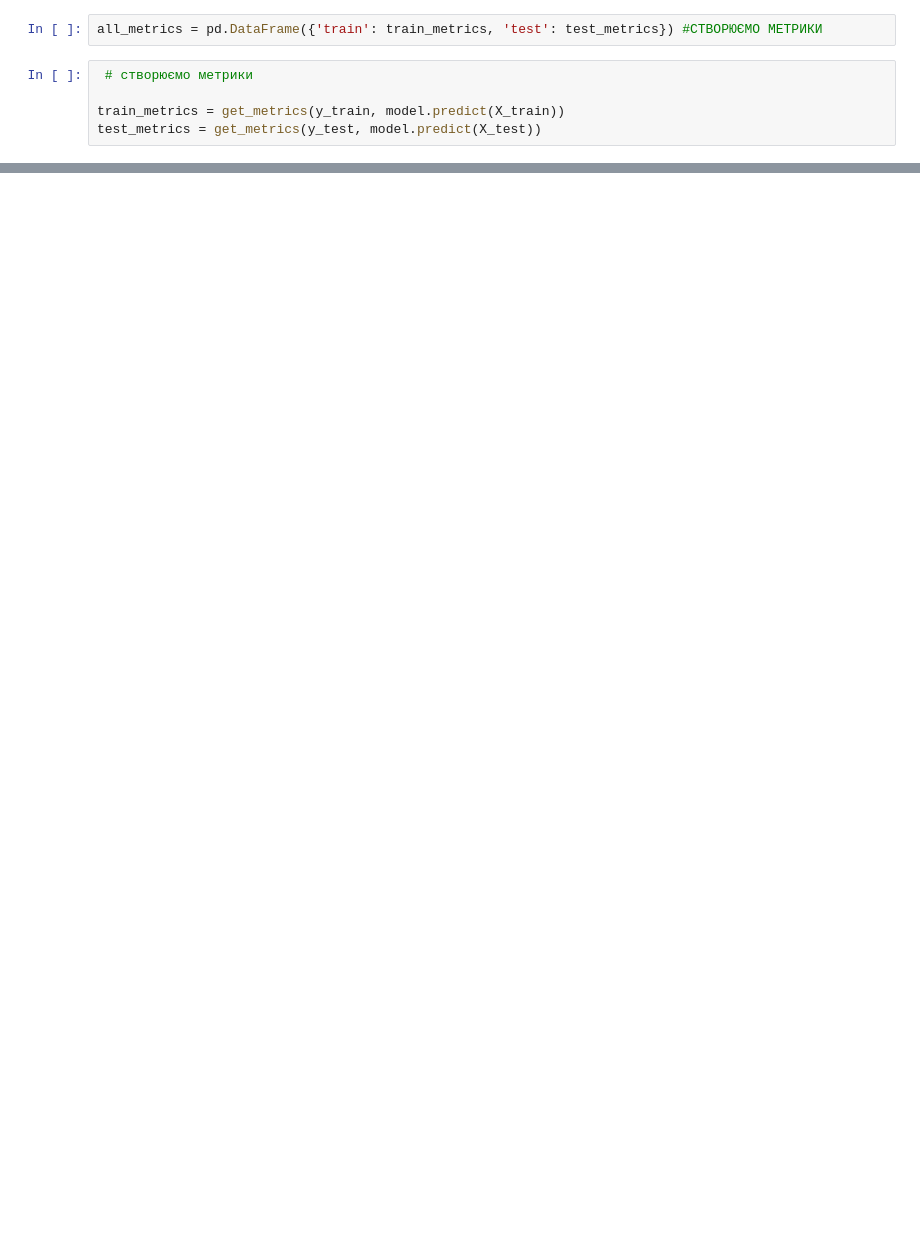
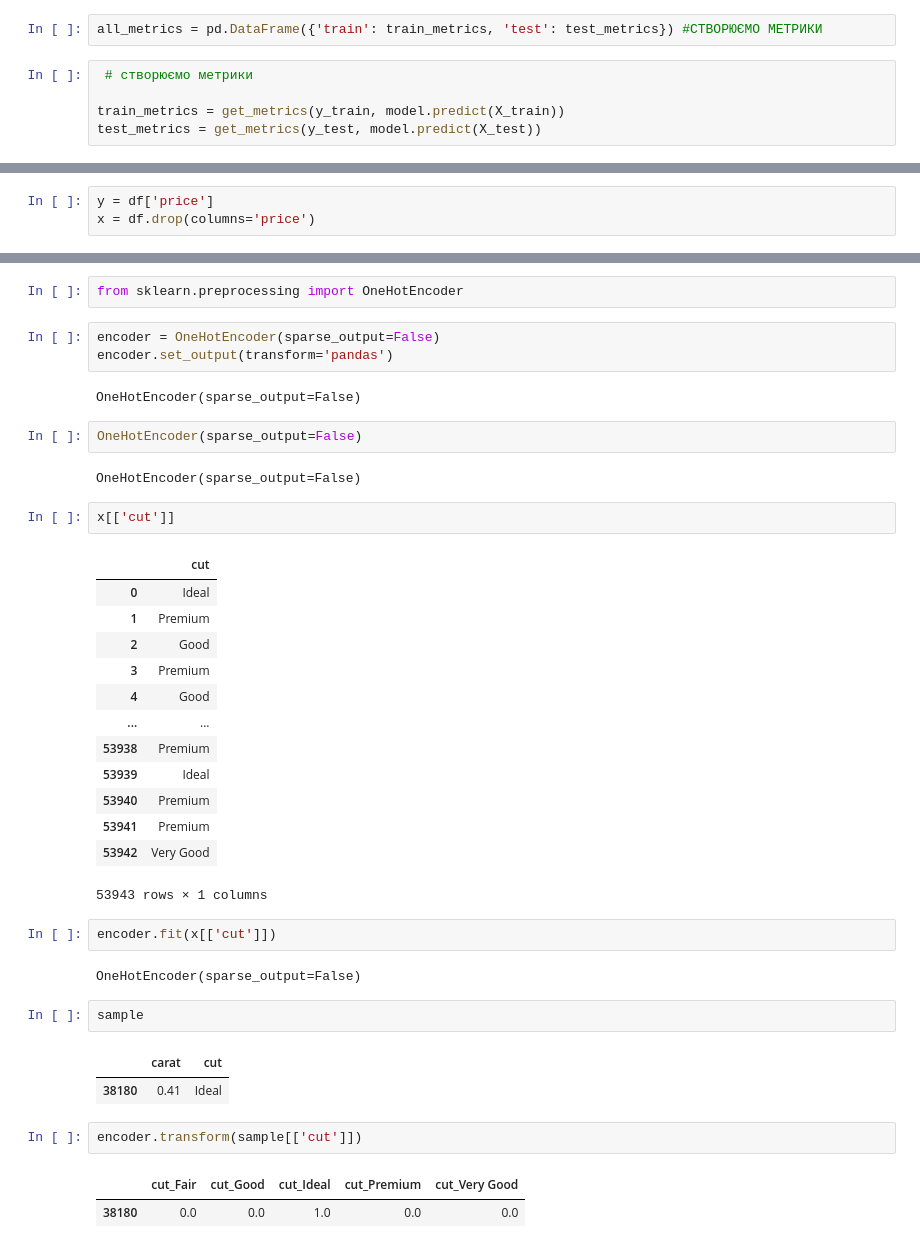
Before and after one commit to HromovAndrey/II_mood_3_part_2_practic, a Jupyter notebook: Untitled.ipynb, the cells around one changed output, grey strips where cells are left out. Cells and saved outputs as stored; diff of their text form; blank space fills up the shorter version.

```diff
--- a/Untitled.ipynb
+++ b/Untitled.ipynb
@@ -122,0 +179,3 @@ print(f"Прогнозована ціна: {predicted_price[0]}")
+# %%
+y = df['price']
+x = df.drop(columns='price')
@@ -122,0 +191,41 @@ print(f"Прогнозована ціна: {predicted_price[0]}")
+# %%
+from sklearn.preprocessing import OneHotEncoder
+# %%
+encoder = OneHotEncoder(sparse_output=False)
+encoder.set_output(transform='pandas')
+# %% [output]
+OneHotEncoder(sparse_output=False)
+# %%
+OneHotEncoder(sparse_output=False)
+# %% [output]
+OneHotEncoder(sparse_output=False)
+# %%
+x[['cut']]
+# %% [output]
+|  | cut |
+| 0 | Ideal |
+| 1 | Premium |
+| 2 | Good |
+| 3 | Premium |
+| 4 | Good |
+| ... | ... |
+| 53938 | Premium |
+| 53939 | Ideal |
+| 53940 | Premium |
+| 53941 | Premium |
+| 53942 | Very Good |
+53943 rows × 1 columns
+# %%
+encoder.fit(x[['cut']])
+# %% [output]
+OneHotEncoder(sparse_output=False)
+# %%
+sample
+# %% [output]
+|  | carat | cut |
+| 38180 | 0.41 | Ideal |
+# %%
+encoder.transform(sample[['cut']])
+# %% [output]
+|  | cut_Fair | cut_Good | cut_Ideal | cut_Premium | cut_Very Good |
+| 38180 | 0.0 | 0.0 | 1.0 | 0.0 | 0.0 |
```
Also changed, not shown: parts of 23 cells of this notebook.
